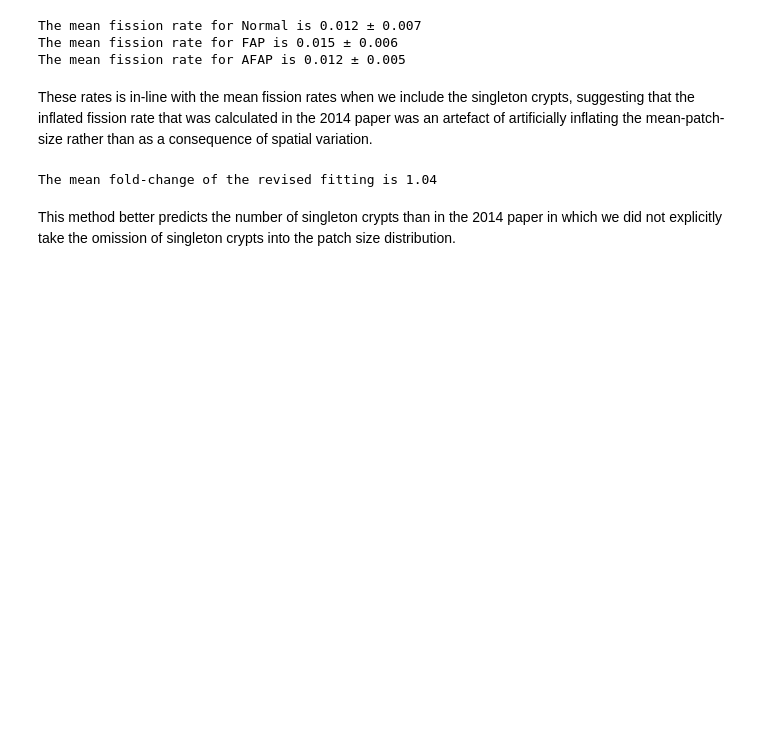
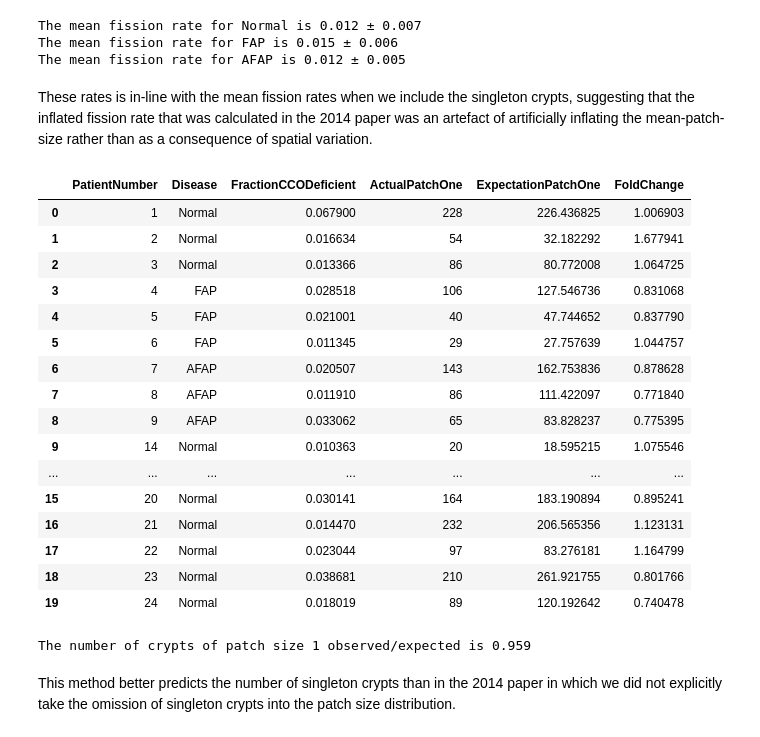
Before and after one commit to CalumGabbutt/PatchSizeRevisions, a Jupyter notebook: WigglesRevisions.ipynb, the cells around one changed output. Cells and saved outputs as stored; diff of their text form; code cells hidden in the pictures; blank space fills up the shorter version.

```diff
--- a/WigglesRevisions.ipynb
+++ b/WigglesRevisions.ipynb
@@ -496,12 +495,39 @@ The mean fission rate for FAP is 0.015 ± 0.006
 The mean fission rate for AFAP is 0.012 ± 0.005
 # %% [markdown]
 These rates is in-line with the mean fission rates when we include the singleton crypts, suggesting that the inflated fission rate that was calculated in the 2014 paper was an artefact of artificially inflating the mean-patch-size rather than as a consequence of spatial variation.
-# %%
-RevisedProbabilityPatchOne = patch_size_distribution(RevisedData_RevisedCorrections['revised_fission_rate'], RevisedData['Ages'], 1)
-RevisedExpectationPatchOne = RevisedProbabilityPatchOne * Number_of_patches
-RevisedFoldChange = RevisedExpectationPatchOne / RevisedData['1']
-print('The mean fold-change of the revised fitting is {:.3}'.format(np.mean(RevisedFoldChange)))
-# %% [output]
-The mean fold-change of the revised fitting is 1.04
+# %%
+RevisedProbabilityPatchOne = patch_size_distribution(RevisedData_RevisedCorrections['revised_fission_rate'], RevisedData['Ages'], 1)
+RevisedExpectationPatchOne = RevisedProbabilityPatchOne * Number_of_patches
+RevisedFoldChange = RevisedData['1'] / RevisedExpectationPatchOne
+
+Expectation_NewMethod = pd.DataFrame({'PatientNumber':RevisedData['PatientNumber'], 'Disease':RevisedData['Disease'],
+                                        'FractionCCODeficient':Fraction_CCO, 'ActualPatchOne':RevisedData['1'],
+                                        'ExpectationPatchOne':RevisedExpectationPatchOne, 'FoldChange': RevisedFoldChange},
+                                      columns=['PatientNumber', 'Disease', 'FractionCCODeficient', 'ActualPatchOne',
+                                               'ExpectationPatchOne', 'FoldChange'])
+
+Expectation_NewMethod
+# %% [output]
+|  | PatientNumber | Disease | FractionCCODeficient | ActualPatchOne | ExpectationPatchOne | FoldChange |
+| 0 | 1 | Normal | 0.067900 | 228 | 226.436825 | 1.006903 |
+| 1 | 2 | Normal | 0.016634 | 54 | 32.182292 | 1.677941 |
+| 2 | 3 | Normal | 0.013366 | 86 | 80.772008 | 1.064725 |
+| 3 | 4 | FAP | 0.028518 | 106 | 127.546736 | 0.831068 |
+| 4 | 5 | FAP | 0.021001 | 40 | 47.744652 | 0.837790 |
+| 5 | 6 | FAP | 0.011345 | 29 | 27.757639 | 1.044757 |
+| 6 | 7 | AFAP | 0.020507 | 143 | 162.753836 | 0.878628 |
+| 7 | 8 | AFAP | 0.011910 | 86 | 111.422097 | 0.771840 |
+| 8 | 9 | AFAP | 0.033062 | 65 | 83.828237 | 0.775395 |
+| 9 | 14 | Normal | 0.010363 | 20 | 18.595215 | 1.075546 |
+| ... | ... | ... | ... | ... | ... | ... |
+| 15 | 20 | Normal | 0.030141 | 164 | 183.190894 | 0.895241 |
+| 16 | 21 | Normal | 0.014470 | 232 | 206.565356 | 1.123131 |
+| 17 | 22 | Normal | 0.023044 | 97 | 83.276181 | 1.164799 |
+| 18 | 23 | Normal | 0.038681 | 210 | 261.921755 | 0.801766 |
+| 19 | 24 | Normal | 0.018019 | 89 | 120.192642 | 0.740478 |
+# %%
+print('The number of crypts of patch size 1 observed/expected is {:.3}'.format(np.sum(RevisedData['1']) / np.sum(RevisedExpectationPatchOne)))
+# %% [output]
+The number of crypts of patch size 1 observed/expected is 0.959
 # %% [markdown]
 This method better predicts the number of singleton crypts than in the 2014 paper in which we did not explicitly take the omission of singleton crypts into the patch size distribution.
```
Also changed, not shown: parts of 7 cells of this notebook.
